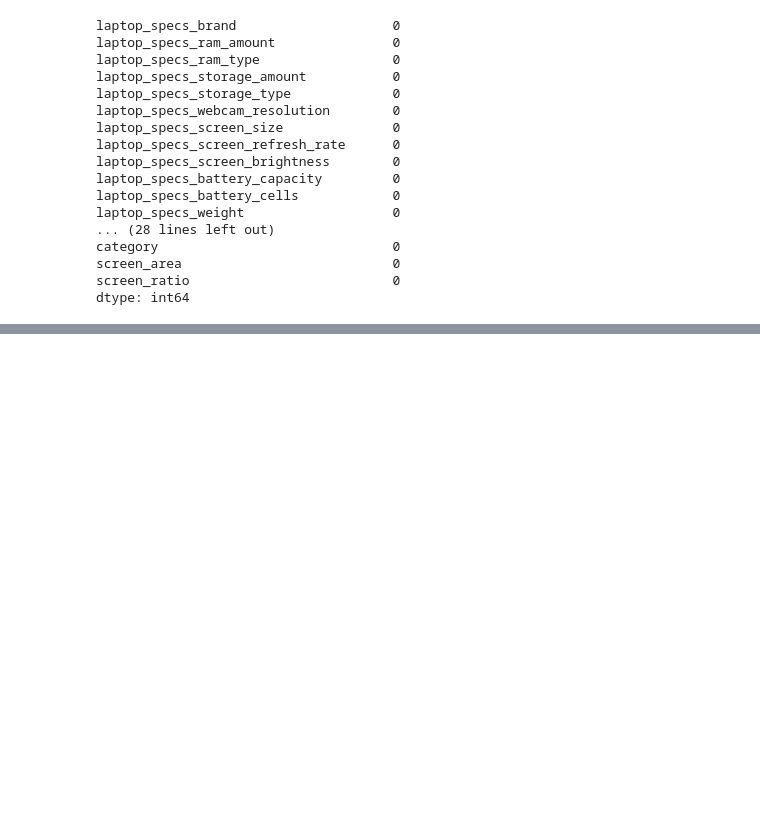
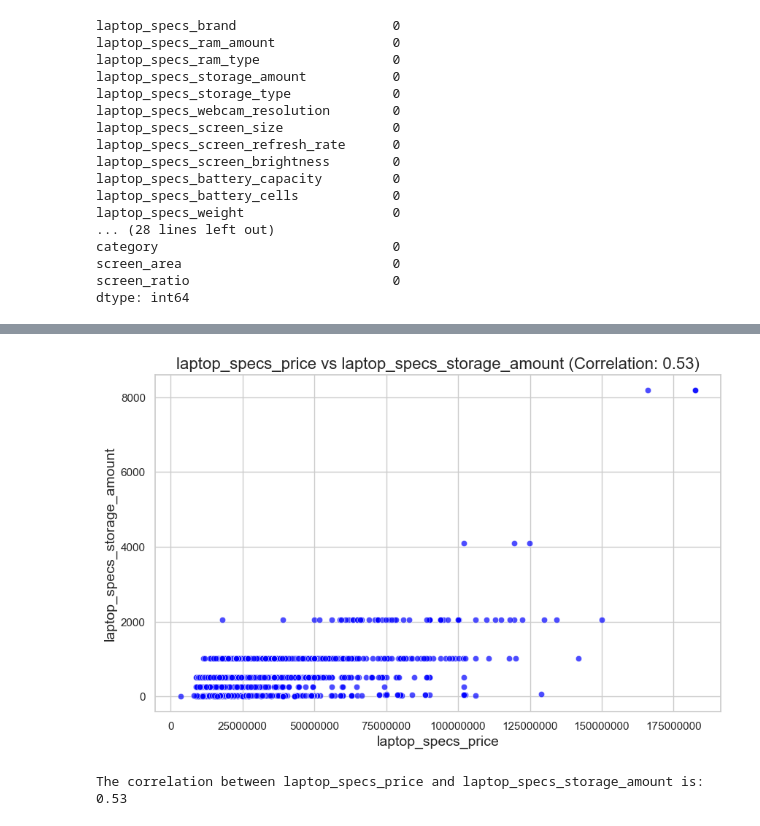
Before and after one commit to auphong2707/laptop-price-prediction-ds-prj, a Jupyter notebook: scraper/data/EDA_pipeline.ipynb, the cells around one changed output, grey strips where cells are left out. Cells and saved outputs as stored; diff of their text form; code cells hidden in the pictures; blank space fills up the shorter version.

```diff
--- a/scraper/data/EDA_pipeline.ipynb
+++ b/scraper/data/EDA_pipeline.ipynb
@@ -282,0 +373,5 @@ df5.to_csv(output_path, index=False)
+# %%
+plot_duo_correlation(df5, 'laptop_specs_price', 'laptop_specs_storage_amount')
+# %% [output]
+[figure, added]
+The correlation between laptop_specs_price and laptop_specs_storage_amount is: 0.53
```
Also changed, not shown: parts of 11 cells of this notebook, 1 other file.
